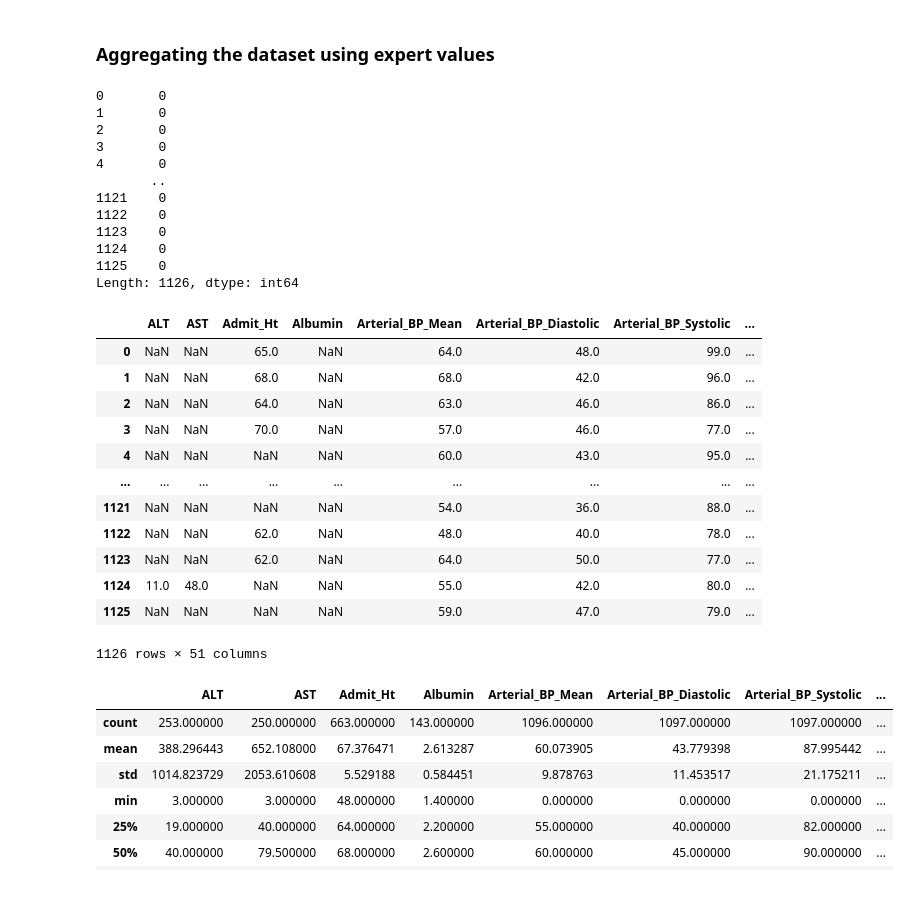
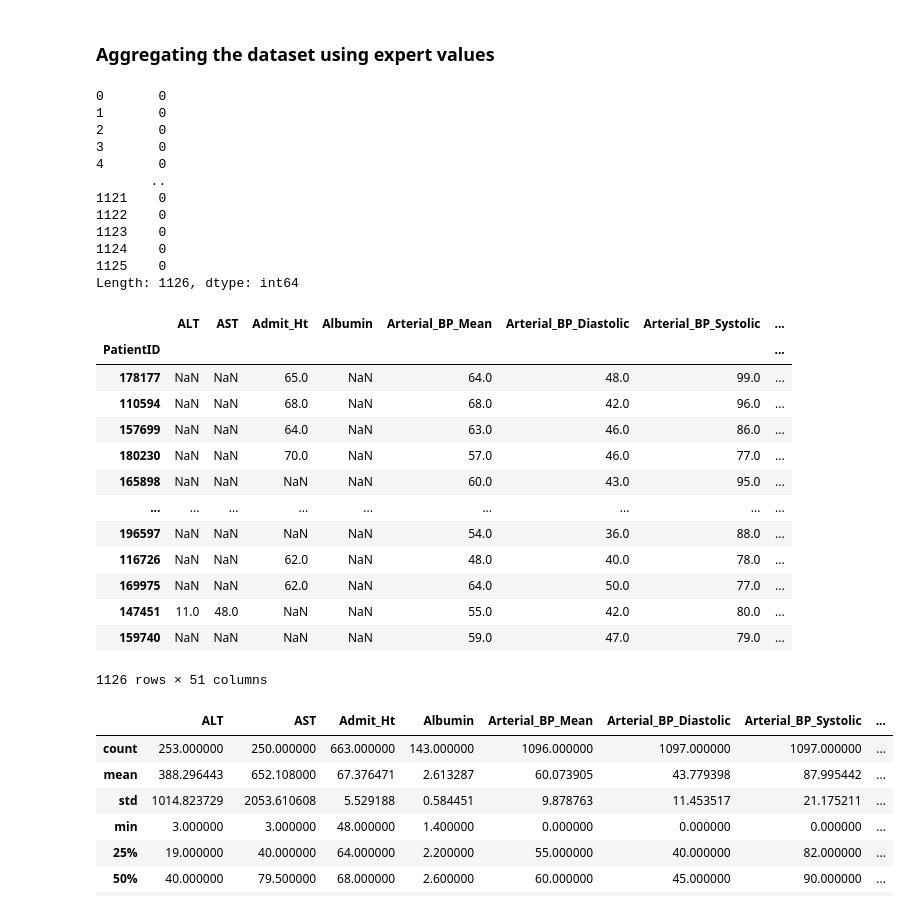
Before and after one commit to BenMarkFrost/LEN_Individual_Project, a Jupyter notebook: Static/temporalExpertCategorisation.ipynb, the cells around one changed output. Cells and saved outputs as stored; diff of their text form; code cells hidden in the pictures.

```diff
--- a/Static/temporalExpertCategorisation.ipynb
+++ b/Static/temporalExpertCategorisation.ipynb
@@ -170,8 +150,8 @@ for patient in patients:
 
     df = patient.data
 
-    # curr['PatientID'] = patient.patientID
-    target.append(df['Mortality14Days'].max())
+    curr['PatientID'] = patient.patientID
+    target.append(patient.mortality)
     curr['ALT'] = df['ALT'].max()
     curr['AST'] = df['AST'].max()
     curr['Admit_Ht'] = df['Admit Ht'].max()
@@ -221,44 +201,47 @@ for patient in patients:
     curr['Temperature_C_Max'] = df['Temperature C'].max()
     curr['Temperature_C_Min'] = df['Temperature C'].min()
     curr['Bilirubin'] = df['Total Bili'].max()
     curr['White_Blood_Cells_Max'] = df['WBC'].max()
     curr['White_Blood_Cells_Min'] = df['WBC'].min()
 
     staticPatients.append(curr)
 
 
 staticPatientsDF = pd.DataFrame([x.values() for x in staticPatients], columns=curr.keys())
 
+staticPatientsDF = staticPatientsDF.set_index('PatientID')
+
 targetSeries = pd.Series(data=target)
 
 display(targetSeries)
 
 display(staticPatientsDF)
 # %% [output]
 0       0
 1       0
 2       0
 3       0
 4       0
        ..
 1121    0
 1122    0
 1123    0
 1124    0
 1125    0
 Length: 1126, dtype: int64
 |  | ALT | AST | Admit_Ht | Albumin | Arterial_BP_Mean | Arterial_BP_Diastolic | Arterial_BP_Systolic | ... |
-| 0 | NaN | NaN | 65.0 | NaN | 64.0 | 48.0 | 99.0 | ... |
-| 1 | NaN | NaN | 68.0 | NaN | 68.0 | 42.0 | 96.0 | ... |
-| 2 | NaN | NaN | 64.0 | NaN | 63.0 | 46.0 | 86.0 | ... |
-| 3 | NaN | NaN | 70.0 | NaN | 57.0 | 46.0 | 77.0 | ... |
-| 4 | NaN | NaN | NaN | NaN | 60.0 | 43.0 | 95.0 | ... |
+| PatientID |  |  |  |  |  |  |  | ... |
+| 178177 | NaN | NaN | 65.0 | NaN | 64.0 | 48.0 | 99.0 | ... |
+| 110594 | NaN | NaN | 68.0 | NaN | 68.0 | 42.0 | 96.0 | ... |
+| 157699 | NaN | NaN | 64.0 | NaN | 63.0 | 46.0 | 86.0 | ... |
+| 180230 | NaN | NaN | 70.0 | NaN | 57.0 | 46.0 | 77.0 | ... |
+| 165898 | NaN | NaN | NaN | NaN | 60.0 | 43.0 | 95.0 | ... |
 | ... | ... | ... | ... | ... | ... | ... | ... | ... |
-| 1121 | NaN | NaN | NaN | NaN | 54.0 | 36.0 | 88.0 | ... |
-| 1122 | NaN | NaN | 62.0 | NaN | 48.0 | 40.0 | 78.0 | ... |
-| 1123 | NaN | NaN | 62.0 | NaN | 64.0 | 50.0 | 77.0 | ... |
-| 1124 | 11.0 | 48.0 | NaN | NaN | 55.0 | 42.0 | 80.0 | ... |
-| 1125 | NaN | NaN | NaN | NaN | 59.0 | 47.0 | 79.0 | ... |
+| 196597 | NaN | NaN | NaN | NaN | 54.0 | 36.0 | 88.0 | ... |
+| 116726 | NaN | NaN | 62.0 | NaN | 48.0 | 40.0 | 78.0 | ... |
+| 169975 | NaN | NaN | 62.0 | NaN | 64.0 | 50.0 | 77.0 | ... |
+| 147451 | 11.0 | 48.0 | NaN | NaN | 55.0 | 42.0 | 80.0 | ... |
+| 159740 | NaN | NaN | NaN | NaN | 59.0 | 47.0 | 79.0 | ... |
 1126 rows × 51 columns
 # %%
 staticPatientsDF.describe()
```
Also changed, not shown: parts of 25 cells of this notebook, 14 other files.
